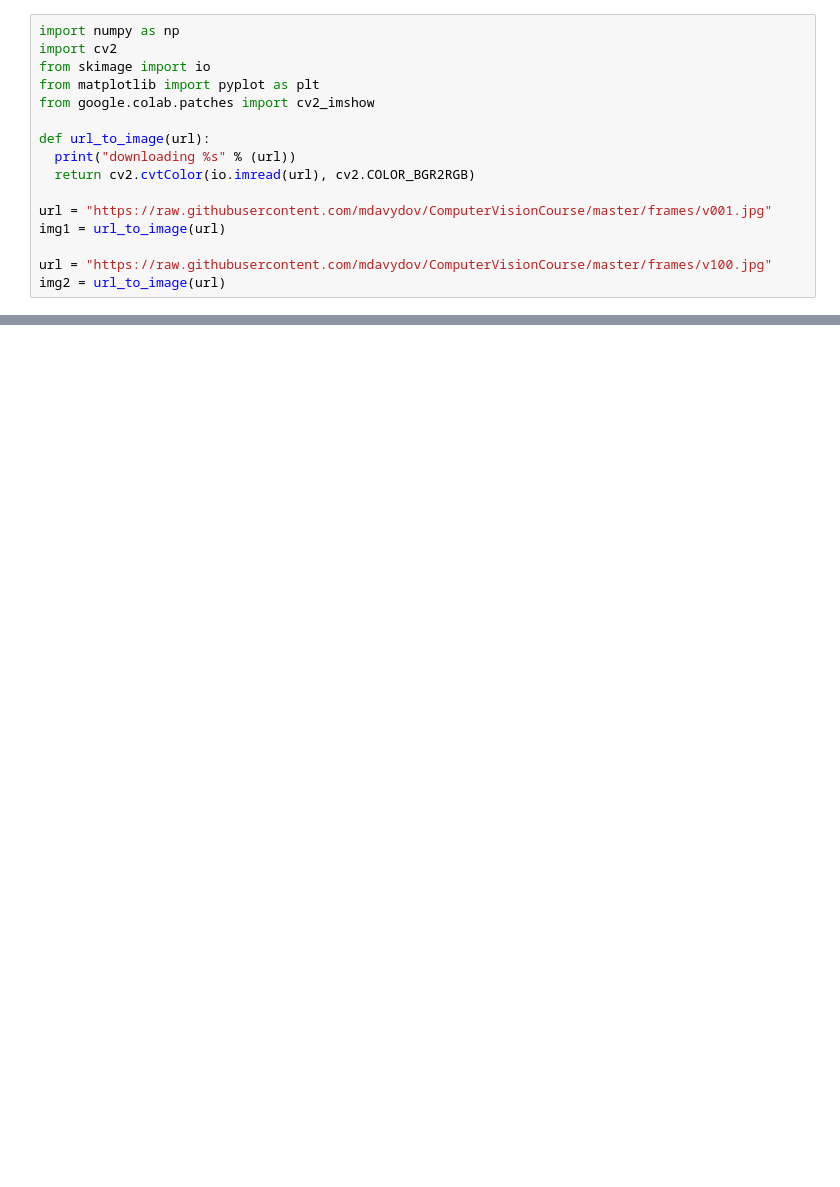
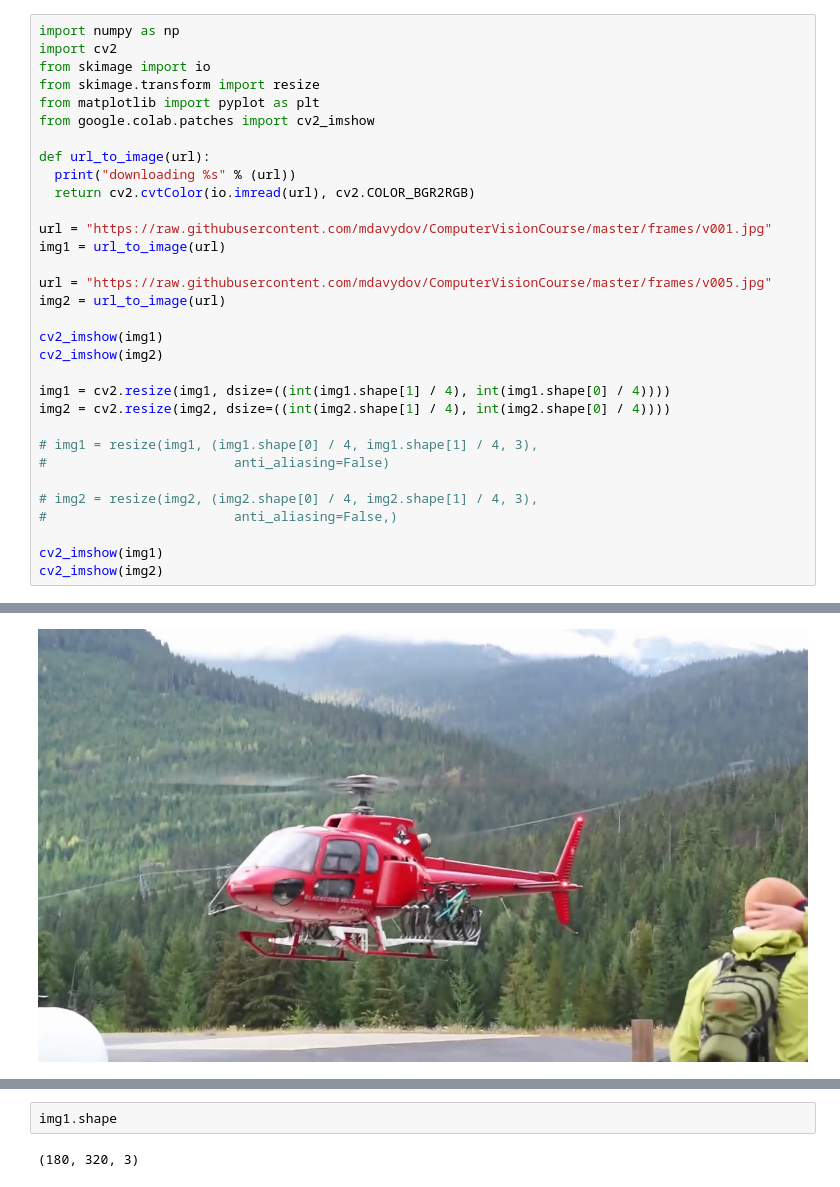
Before and after one commit to pgmvp/Computer-Vision, a Jupyter notebook: Task6-PatchMatch.ipynb, the cells around one changed output, grey strips where cells are left out. Saved outputs shown, nothing was run; the diff lists cells and outputs as text; blank space fills up the shorter version.

```diff
--- a/Task6-PatchMatch.ipynb
+++ b/Task6-PatchMatch.ipynb
@@ -2,6 +2,7 @@
 import numpy as np
 import cv2
 from skimage import io
+from skimage.transform import resize
 from matplotlib import pyplot as plt
 from google.colab.patches import cv2_imshow
 
@@ -12,7 +13,22 @@ def url_to_image(url):
 url = "https://raw.githubusercontent.com/mdavydov/ComputerVisionCourse/master/frames/v001.jpg"
 img1 = url_to_image(url)
 
-url = "https://raw.githubusercontent.com/mdavydov/ComputerVisionCourse/master/frames/v100.jpg"
+url = "https://raw.githubusercontent.com/mdavydov/ComputerVisionCourse/master/frames/v005.jpg"
 img2 = url_to_image(url)
+
+cv2_imshow(img1)
+cv2_imshow(img2)
+
+img1 = cv2.resize(img1, dsize=((int(img1.shape[1] / 4), int(img1.shape[0] / 4))))
+img2 = cv2.resize(img2, dsize=((int(img2.shape[1] / 4), int(img2.shape[0] / 4))))
+
+# img1 = resize(img1, (img1.shape[0] / 4, img1.shape[1] / 4, 3),
+#                        anti_aliasing=False)
+
+# img2 = resize(img2, (img2.shape[0] / 4, img2.shape[1] / 4, 3),
+#                        anti_aliasing=False,)
+
+cv2_imshow(img1)
+cv2_imshow(img2)
 # %% [output]
 downloading https://raw.githubusercontent.com/mdavydov/ComputerVisionCourse/master/frames/v001.jpg
@@ -19,0 +36 @@ downloading https://raw.githubusercontent.com/mdavydov/ComputerVisionCourse/mast
+[figure, added]
@@ -20,3 +40,7 @@ downloading https://raw.githubusercontent.com/mdavydov/ComputerVisionCourse/mast
+# %%
+img1.shape
+# %% [output]
+(180, 320, 3)
 # %%
 def init(A, B, patch_size):
   half = patch_size // 2
```
Also changed, not shown: parts of 2 cells of this notebook, 3 other files.
